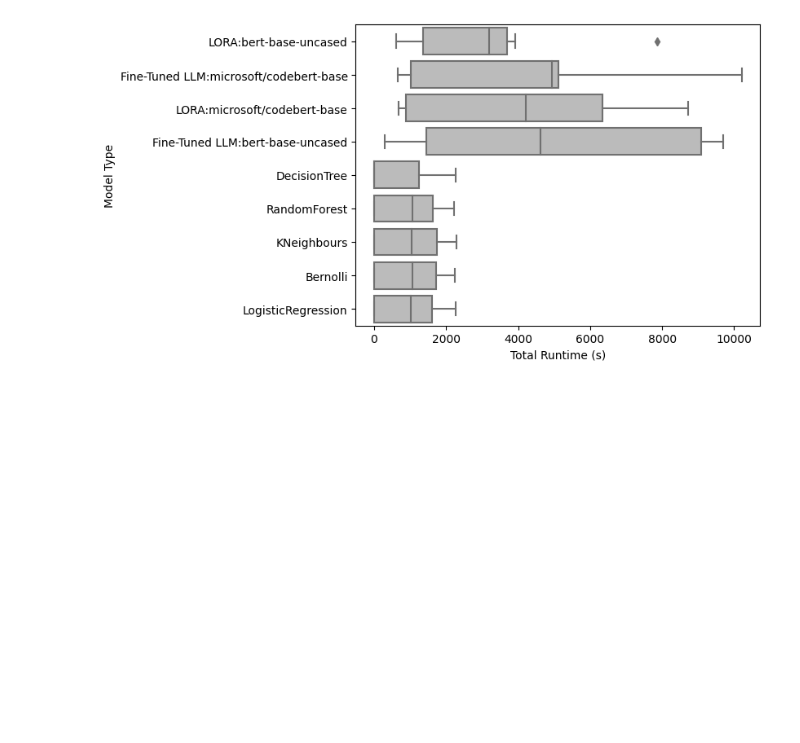
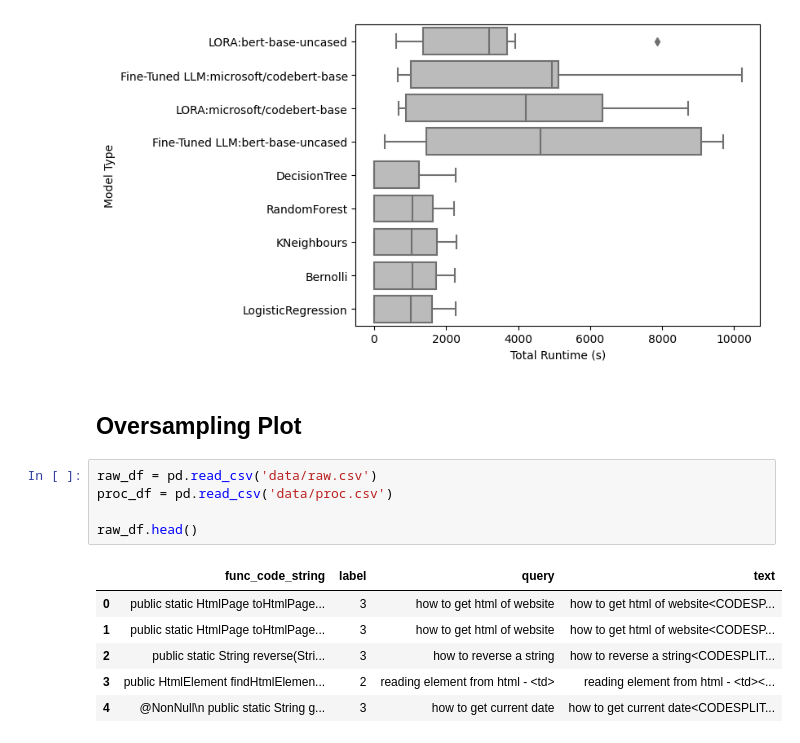
Before and after one commit to m-messer/Grading-Documentation-with-Machine-Learning, a Jupyter notebook: results.ipynb, the cells around one changed output. Saved outputs shown, nothing was run; the diff lists cells and outputs as text; blank space fills up the shorter version.

```diff
--- a/results.ipynb
+++ b/results.ipynb
@@ -242,3 +242,17 @@ runtime.set(xlabel='Total Runtime (s)', ylabel='Model Type')
 runtime.get_figure().savefig('plots/runtime.pdf', bbox_inches='tight')
 # %% [output]
 [figure]
+# %% [markdown]
+## Oversampling Plot
+# %%
+raw_df = pd.read_csv('data/raw.csv')
+proc_df = pd.read_csv('data/proc.csv')
+
+raw_df.head()
+# %% [output]
+|  | func_code_string | label | query | text |
+| 0 | public static HtmlPage toHtmlPage... | 3 | how to get html of website | how to get html of website<CODESP... |
+| 1 | public static HtmlPage toHtmlPage... | 3 | how to get html of website | how to get html of website<CODESP... |
+| 2 | public static String reverse(Stri... | 3 | how to reverse a string | how to reverse a string<CODESPLIT... |
+| 3 | public HtmlElement findHtmlElemen... | 2 | reading element from html - <td> | reading element from html - <td><... |
+| 4 | @NonNull\n public static String g... | 3 | how to get current date | how to get current date<CODESPLIT... |
```
Also changed, not shown: parts of 6 cells of this notebook, 8 other files.
